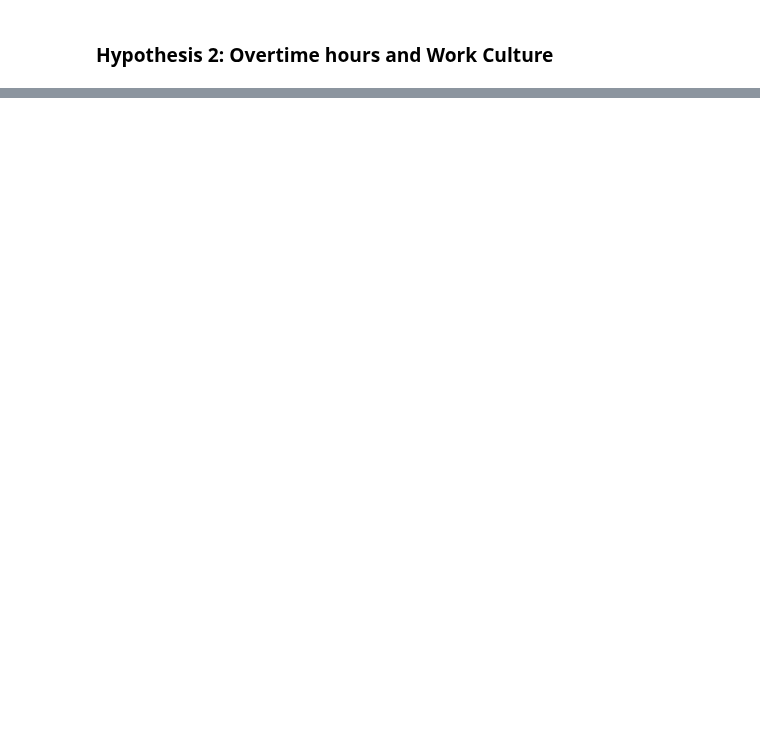
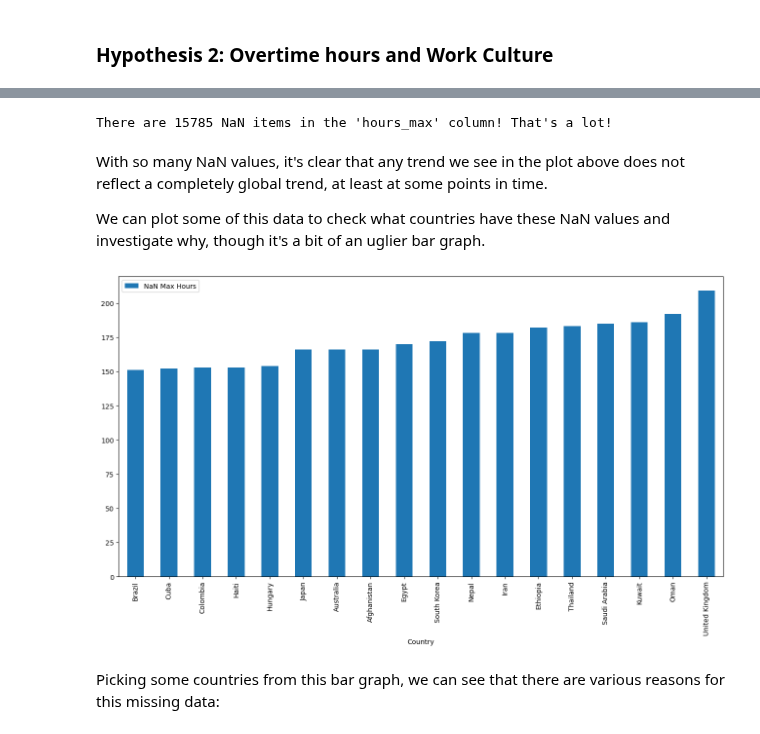
Before and after one commit to trevor-moss/ek121_finalProj, a Jupyter notebook: submission_format.ipynb, the cells around one changed output, grey strips where cells are left out. Saved outputs shown, nothing was run; the diff lists cells and outputs as text; code cells hidden in the pictures; blank space fills up the shorter version.

```diff
--- a/submission_format.ipynb
+++ b/submission_format.ipynb
@@ -93,0 +102,38 @@ df_2020.plot.scatter(x="normalhours", y="hours_max")
+# %%
+df_hours_max_and_country = df[['country_name', 'hours_max']]
+count_NaN_max_hours = 0
+
+NaN_dict = {}
+NaN_list = []
+
+#make a dictionary of format 'country':(number of nan items)
+for index, row in df_hours_max_and_country.iterrows(): #https://pandas.pydata.org/pandas-docs/stable/reference/api/pandas.DataFrame.iterrows.html#pandas-dataframe-iterrows
+    if(row['hours_max'] != row['hours_max']): #check if max_hours is NaN by checking if equal to self
+        count_NaN_max_hours+=1
+        if(not row['country_name'] in NaN_dict.keys()):
+            NaN_dict[row['country_name']] = 1
+        else:
+            NaN_dict[row['country_name']] += 1
+
+for key in NaN_dict:
+    NaN_list.append([key, NaN_dict[key]])
+
+df_NaN_max_hours = pd.DataFrame(NaN_list, columns=['Country', 'NaN Max Hours']).sort_values(by='NaN Max Hours').set_index(['Country'])
+
+
+print(f"There are {count_NaN_max_hours} NaN items in the 'hours_max' column! That's a lot!")
+#df_NaN_max_hours.loc[df_NaN_max_hours['NaN Max Hours'] > 100].plot.hist()
+#plt.show()
+# %% [output]
+There are 15785 NaN items in the 'hours_max' column! That's a lot!
+# %% [markdown]
+With so many NaN values, it's clear that any trend we see in the plot above does not reflect a completely global trend, at least at some points in time.
+
+We can plot some of this data to check what countries have these NaN values and investigate why, though it's a bit of an uglier bar graph.
+# %%
+df_NaN_max_hours.loc[df_NaN_max_hours['NaN Max Hours'] > 150].plot.bar()
+plt.show()
+# %% [output]
+[figure, added]
+# %% [markdown]
+Picking some countries from this bar graph, we can see that there are various reasons for this missing data:
```
Also changed, not shown: parts of 9 cells of this notebook.
